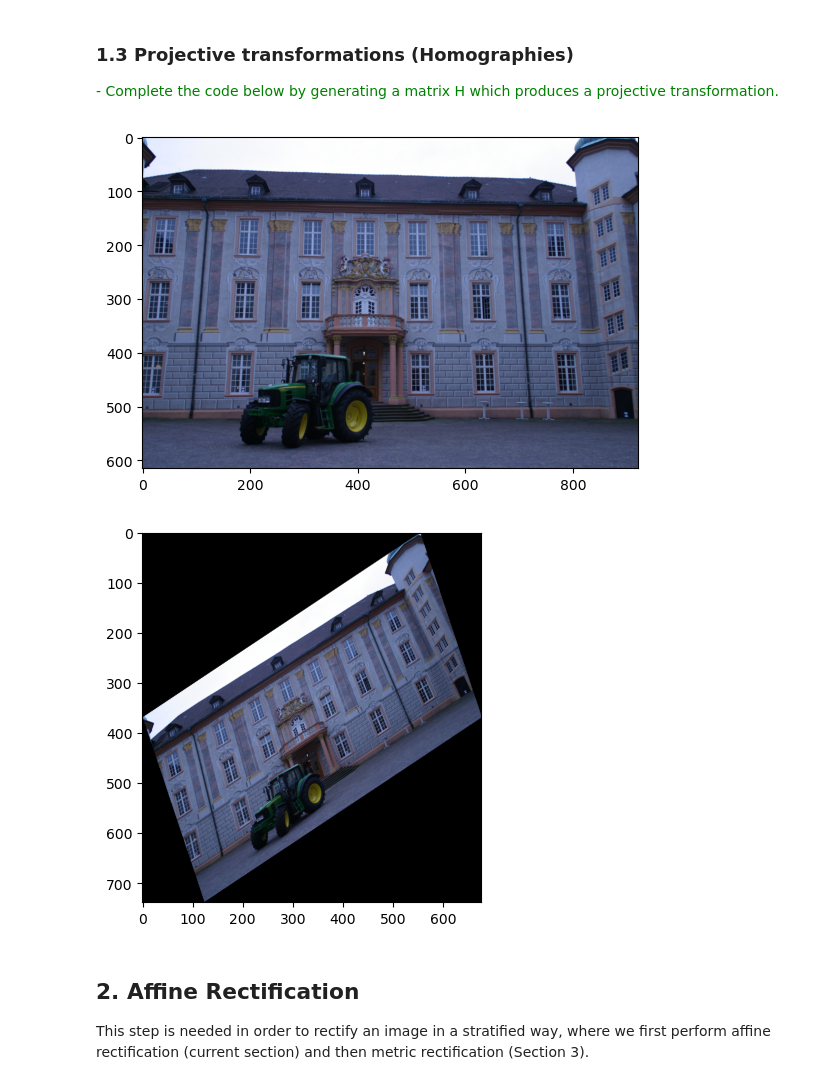
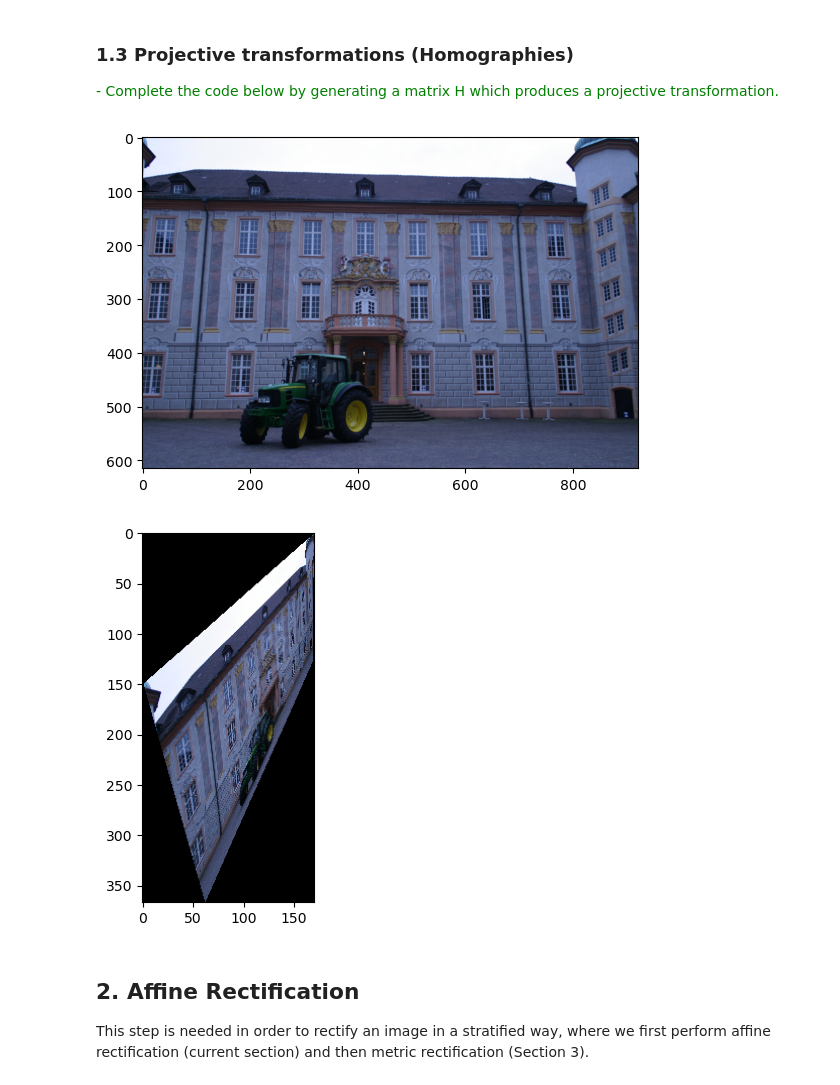
Before and after one commit to aolivtous/MCV_M4_3DVision, a Jupyter notebook: lab1/lab1.ipynb, the cells around one changed output. Cells and saved outputs as stored; diff of their text form; code cells hidden in the pictures.

```diff
--- a/lab1/lab1.ipynb
+++ b/lab1/lab1.ipynb
@@ -195,23 +195,23 @@ The MSE error is = 7.190138459045681e-33
 # %%
 #H = ... # complete
 
 A = [[0.6, -0.4],
      [0.2, 0.6]]
 
 t = [30,40]
-v = [0.001, 0.02]
+v = [0.001, 0.002]
 
 H = [[A[0][0],  A[0][1],  t[0]],
      [A[1][0],  A[1][1],  t[1]],
-     [0,  0,  1]]
+     [v[0],  v[1],  1]]
 
 I_proj = apply_H(np.array(I), H)
 
 plot_img(I)
 plot_img(I_proj.astype(np.uint8))
 # %% [output]
 [figure]
-[figure, old version]
+[figure, new version]
 # %% [markdown]
 ## **2. Affine Rectification**
 
```
Also changed, not shown: parts of 3 cells of this notebook.
